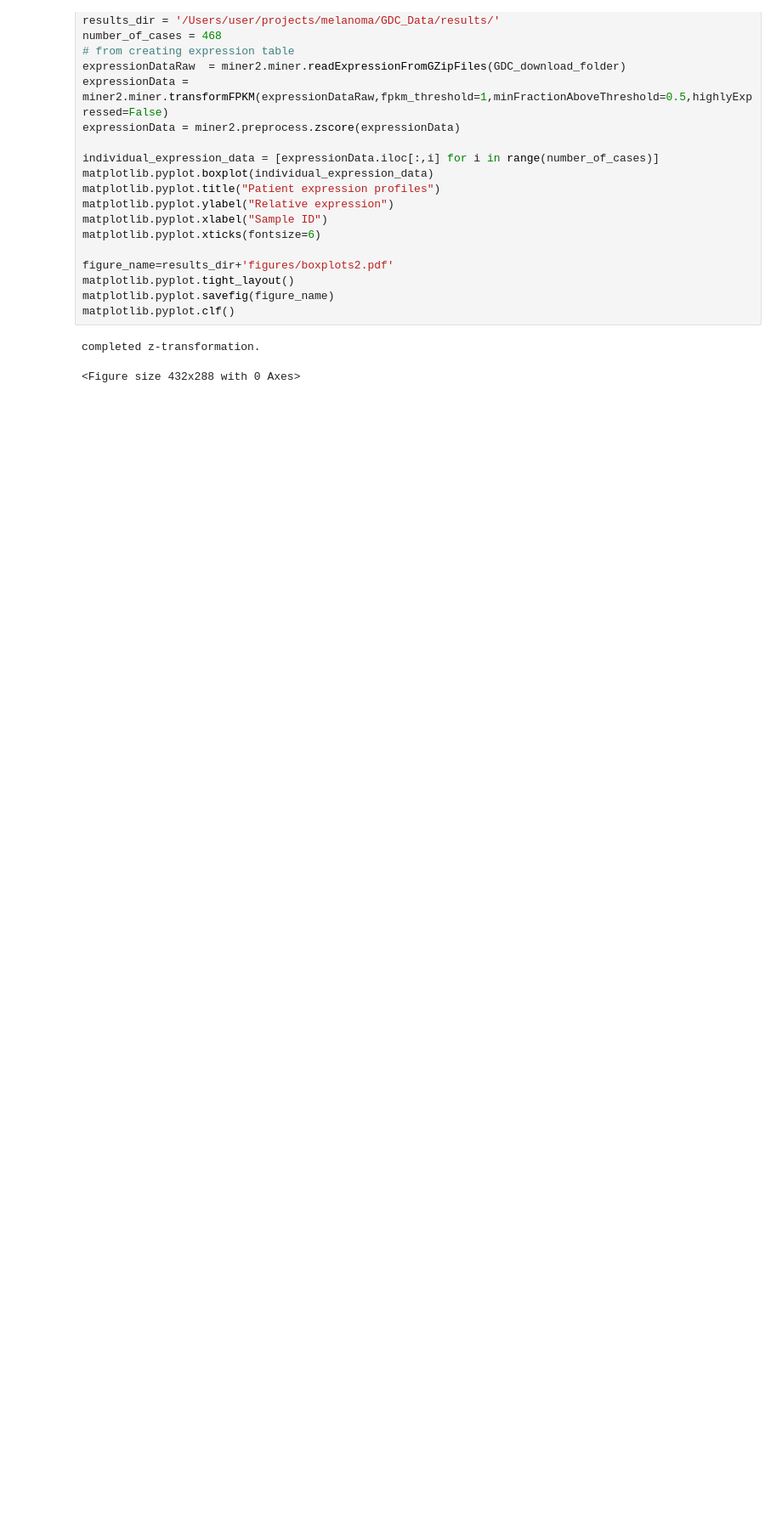
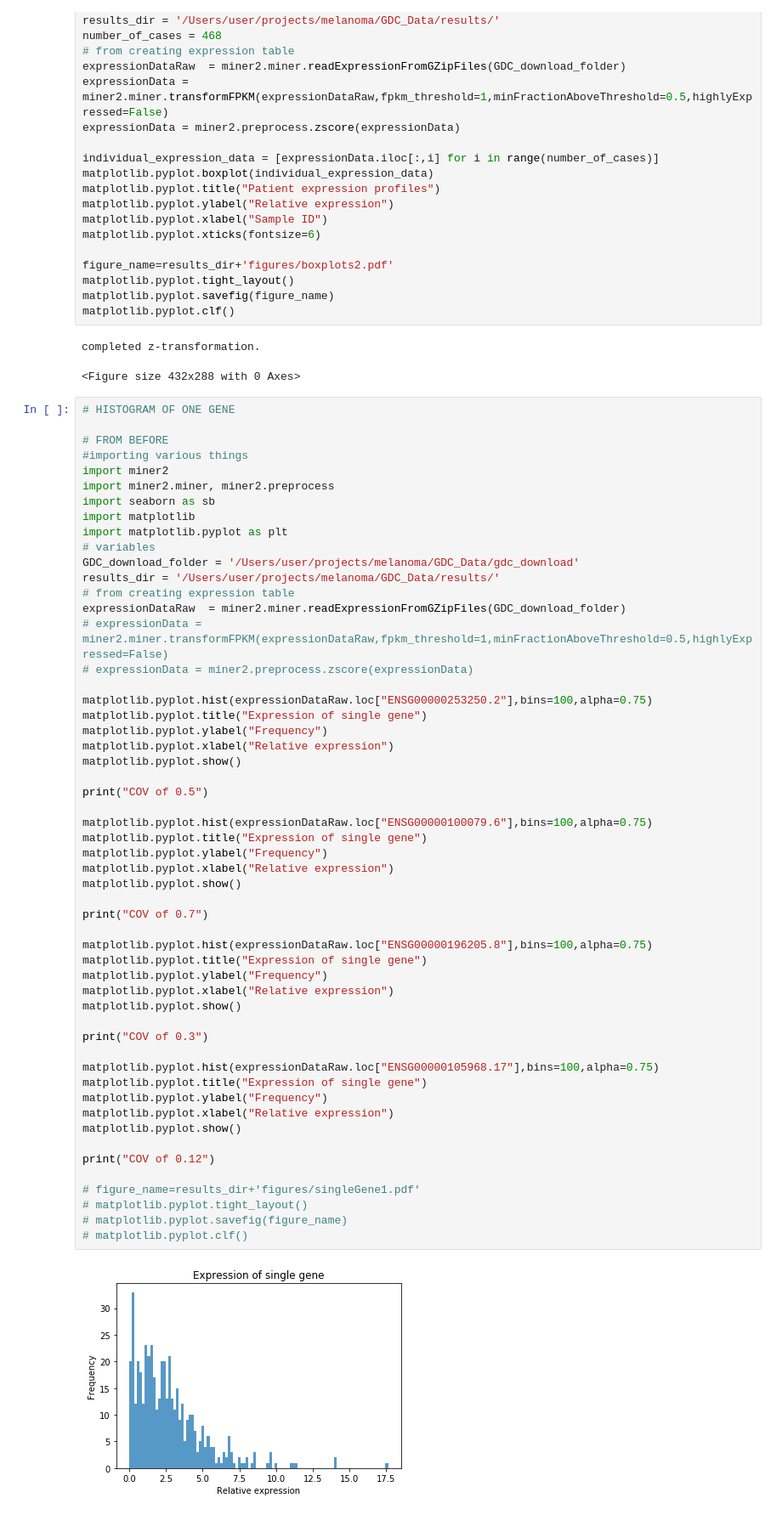
Before and after one commit to isbinternship/MelanomaExpression, a Jupyter notebook: _OtherStatisticalPlots.ipynb, the cells around one changed output. Shown at 85% size. Drawn from its saved outputs; the diff is of its cells as text; blank space fills up the shorter version.

```diff
--- a/_OtherStatisticalPlots.ipynb
+++ b/_OtherStatisticalPlots.ipynb
@@ -31,3 +31,59 @@ matplotlib.pyplot.clf()
 # %% [output]
 completed z-transformation.
 <Figure size 432x288 with 0 Axes>
+# %%
+# HISTOGRAM OF ONE GENE
+
+# FROM BEFORE
+#importing various things
+import miner2
+import miner2.miner, miner2.preprocess
+import seaborn as sb
+import matplotlib
+import matplotlib.pyplot as plt
+# variables
+GDC_download_folder = '/Users/user/projects/melanoma/GDC_Data/gdc_download'
+results_dir = '/Users/user/projects/melanoma/GDC_Data/results/'
+# from creating expression table
+expressionDataRaw  = miner2.miner.readExpressionFromGZipFiles(GDC_download_folder)
+# expressionData = miner2.miner.transformFPKM(expressionDataRaw,fpkm_threshold=1,minFractionAboveThreshold=0.5,highlyExpressed=False)
+# expressionData = miner2.preprocess.zscore(expressionData)
+
+matplotlib.pyplot.hist(expressionDataRaw.loc["ENSG00000253250.2"],bins=100,alpha=0.75)
+matplotlib.pyplot.title("Expression of single gene")
+matplotlib.pyplot.ylabel("Frequency")
+matplotlib.pyplot.xlabel("Relative expression")
+matplotlib.pyplot.show()
+
+print("COV of 0.5")
+
+matplotlib.pyplot.hist(expressionDataRaw.loc["ENSG00000100079.6"],bins=100,alpha=0.75)
+matplotlib.pyplot.title("Expression of single gene")
+matplotlib.pyplot.ylabel("Frequency")
+matplotlib.pyplot.xlabel("Relative expression")
+matplotlib.pyplot.show()
+
+print("COV of 0.7")
+
+matplotlib.pyplot.hist(expressionDataRaw.loc["ENSG00000196205.8"],bins=100,alpha=0.75)
+matplotlib.pyplot.title("Expression of single gene")
+matplotlib.pyplot.ylabel("Frequency")
+matplotlib.pyplot.xlabel("Relative expression")
+matplotlib.pyplot.show()
+
+print("COV of 0.3")
+
+matplotlib.pyplot.hist(expressionDataRaw.loc["ENSG00000105968.17"],bins=100,alpha=0.75)
+matplotlib.pyplot.title("Expression of single gene")
+matplotlib.pyplot.ylabel("Frequency")
+matplotlib.pyplot.xlabel("Relative expression")
+matplotlib.pyplot.show()
+
+print("COV of 0.12")
+
+# figure_name=results_dir+'figures/singleGene1.pdf'
+# matplotlib.pyplot.tight_layout()
+# matplotlib.pyplot.savefig(figure_name)
+# matplotlib.pyplot.clf()
+# %% [output]
+[figure, added]
```
Also changed, not shown: parts of 3 cells of this notebook, 3 other files.
